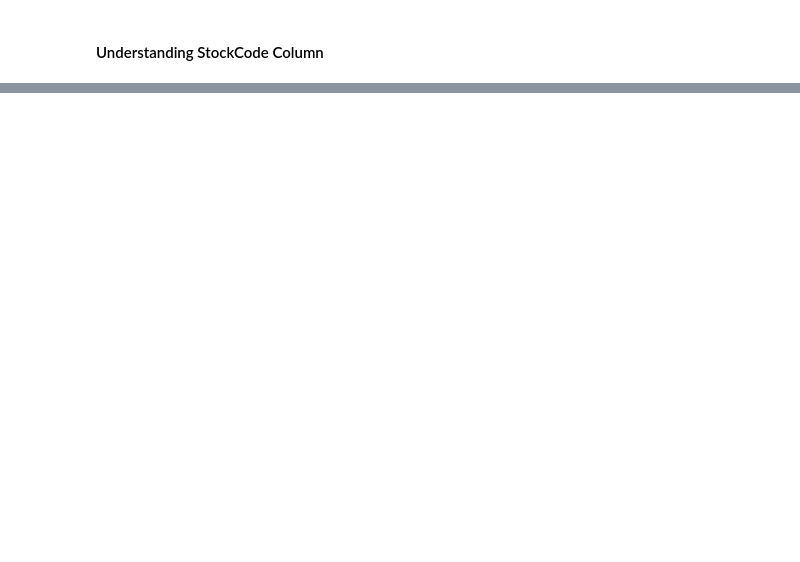
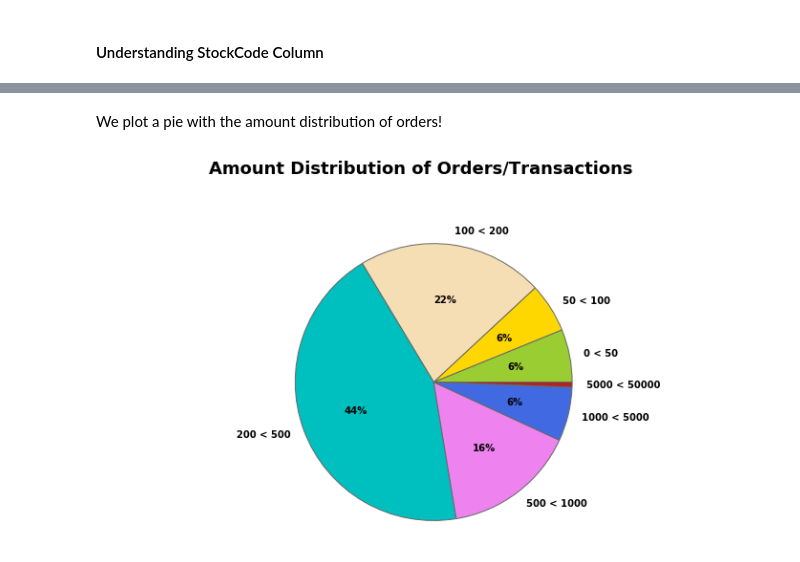
Before and after one commit to kleyersoma/E-Commerce_UK_Retailer_ML, a Jupyter notebook: e-commerce_uk_retailer_machine_learning_analysis.ipynb, the cells around one changed output, grey strips where cells are left out. Cells and saved outputs as stored; diff of their text form; code cells hidden in the pictures; blank space fills up the shorter version.

```diff
--- a/e-commerce_uk_retailer_machine_learning_analysis.ipynb
+++ b/e-commerce_uk_retailer_machine_learning_analysis.ipynb
@@ -630,0 +693,2 @@ stockcode_special_codes
+# %%
+temp = df_cleaned.groupby(by=['CustomerID', 'InvoiceNo'], as_index=False)['InvoiceDate_int'].mean()
@@ -630,0 +701,2 @@ stockcode_special_codes
+# %%
+cart_price.loc[:, 'InvoiceDate'] = pd.to_datetime(temp['InvoiceDate_int'])
@@ -630,0 +705,2 @@ stockcode_special_codes
+# %%
+cart_price = cart_price[cart_price['Cart Price'] > 0]
@@ -630,0 +740,24 @@ stockcode_special_codes
+# %%
+price_range = [0, 50, 100, 200, 500, 1000, 5000, 50000]
+count_price = []
+for i, price in enumerate(price_range):
+    if i == 0: continue
+    val = cart_price[(cart_price['Cart Price'] < price) &
+                       (cart_price['Cart Price'] > price_range[i-1])]['Cart Price'].count()
+    count_price.append(val)
+# %% [markdown]
+We plot a pie with the amount distribution of orders!
+# %%
+plt.rc('font', weight='bold')
+f, ax = plt.subplots(figsize=(11, 6))
+colors = ['yellowgreen', 'gold', 'wheat', 'c', 'violet', 'royalblue','firebrick']
+labels = [ '{} < {}'.format(price_range[i-1], s) for i,s in enumerate(price_range) if i != 0]
+sizes  = count_price
+explode = [0.0 if sizes[i] < 100 else 0.0 for i in range(len(sizes))]
+ax.pie(sizes, explode = explode, labels=labels, colors = colors,
+       autopct = lambda x:'{:1.0f}%'.format(x) if x > 1 else '',
+       shadow = False, startangle=0)
+ax.axis('equal')
+f.text(0.5, 1.01, "Amount Distribution of Orders/Transactions", ha='center', fontsize = 18);
+# %% [output]
+[figure, added]
```
Also changed, not shown: parts of 44 cells of this notebook.
